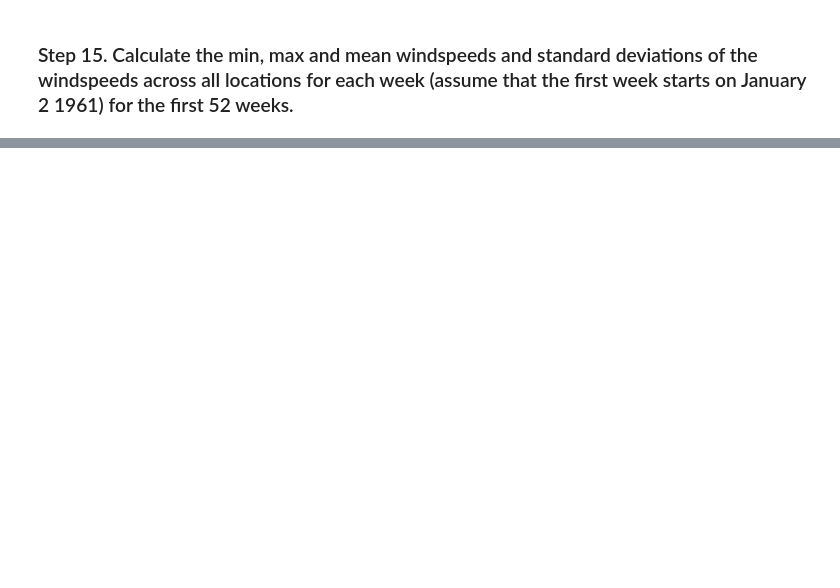
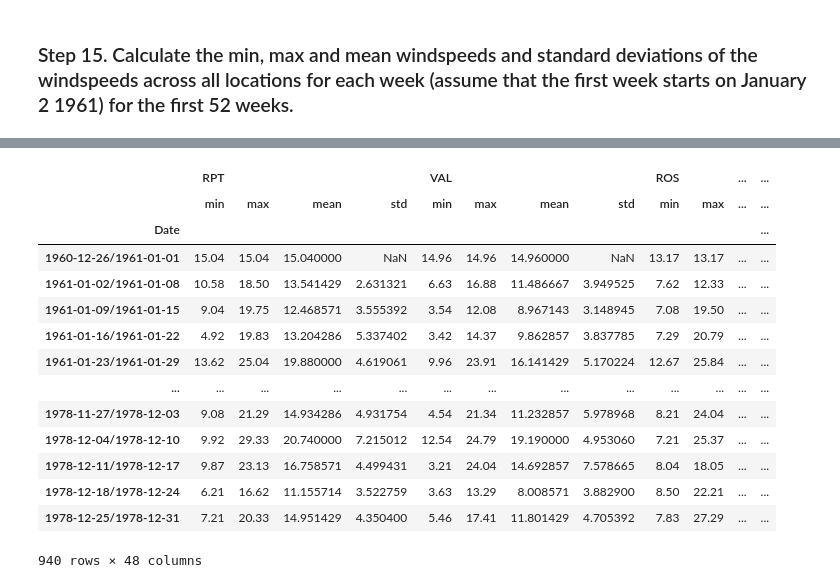
Before and after one commit to SaurVer/pandas_exercises, a Jupyter notebook: 06_Stats/Wind_Stats/Exercises.ipynb, the cells around one changed output, grey strips where cells are left out. Cells and saved outputs as stored; diff of their text form; code cells hidden in the pictures; blank space fills up the shorter version.

```diff
--- a/06_Stats/Wind_Stats/Exercises.ipynb
+++ b/06_Stats/Wind_Stats/Exercises.ipynb
@@ -378,0 +592,19 @@ data.agg(['mean','max','min','std'])
+# %%
+weekly = data.groupby(data.index.to_period('W') ).agg(['min','max','mean','std'])
+weekly
+# %% [output]
+|  | RPT |  |  |  | VAL |  |  |  | ROS |  | ... | ... |
+|  | min | max | mean | std | min | max | mean | std | min | max | ... | ... |
+| Date |  |  |  |  |  |  |  |  |  |  |  | ... |
+| 1960-12-26/1961-01-01 | 15.04 | 15.04 | 15.040000 | NaN | 14.96 | 14.96 | 14.960000 | NaN | 13.17 | 13.17 | ... | ... |
+| 1961-01-02/1961-01-08 | 10.58 | 18.50 | 13.541429 | 2.631321 | 6.63 | 16.88 | 11.486667 | 3.949525 | 7.62 | 12.33 | ... | ... |
+| 1961-01-09/1961-01-15 | 9.04 | 19.75 | 12.468571 | 3.555392 | 3.54 | 12.08 | 8.967143 | 3.148945 | 7.08 | 19.50 | ... | ... |
+| 1961-01-16/1961-01-22 | 4.92 | 19.83 | 13.204286 | 5.337402 | 3.42 | 14.37 | 9.862857 | 3.837785 | 7.29 | 20.79 | ... | ... |
+| 1961-01-23/1961-01-29 | 13.62 | 25.04 | 19.880000 | 4.619061 | 9.96 | 23.91 | 16.141429 | 5.170224 | 12.67 | 25.84 | ... | ... |
+| ... | ... | ... | ... | ... | ... | ... | ... | ... | ... | ... | ... | ... |
+| 1978-11-27/1978-12-03 | 9.08 | 21.29 | 14.934286 | 4.931754 | 4.54 | 21.34 | 11.232857 | 5.978968 | 8.21 | 24.04 | ... | ... |
+| 1978-12-04/1978-12-10 | 9.92 | 29.33 | 20.740000 | 7.215012 | 12.54 | 24.79 | 19.190000 | 4.953060 | 7.21 | 25.37 | ... | ... |
+| 1978-12-11/1978-12-17 | 9.87 | 23.13 | 16.758571 | 4.499431 | 3.21 | 24.04 | 14.692857 | 7.578665 | 8.04 | 18.05 | ... | ... |
+| 1978-12-18/1978-12-24 | 6.21 | 16.62 | 11.155714 | 3.522759 | 3.63 | 13.29 | 8.008571 | 3.882900 | 8.50 | 22.21 | ... | ... |
+| 1978-12-25/1978-12-31 | 7.21 | 20.33 | 14.951429 | 4.350400 | 5.46 | 17.41 | 11.801429 | 4.705392 | 7.83 | 27.29 | ... | ... |
+940 rows × 48 columns
```
Also changed, not shown: parts of 15 cells of this notebook, 6 other files.
